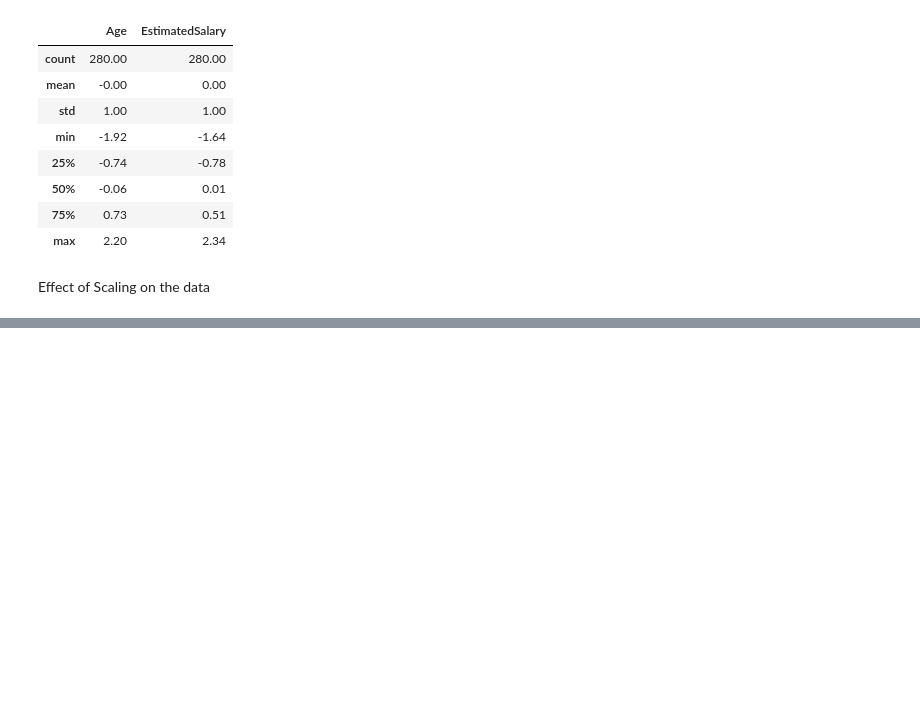
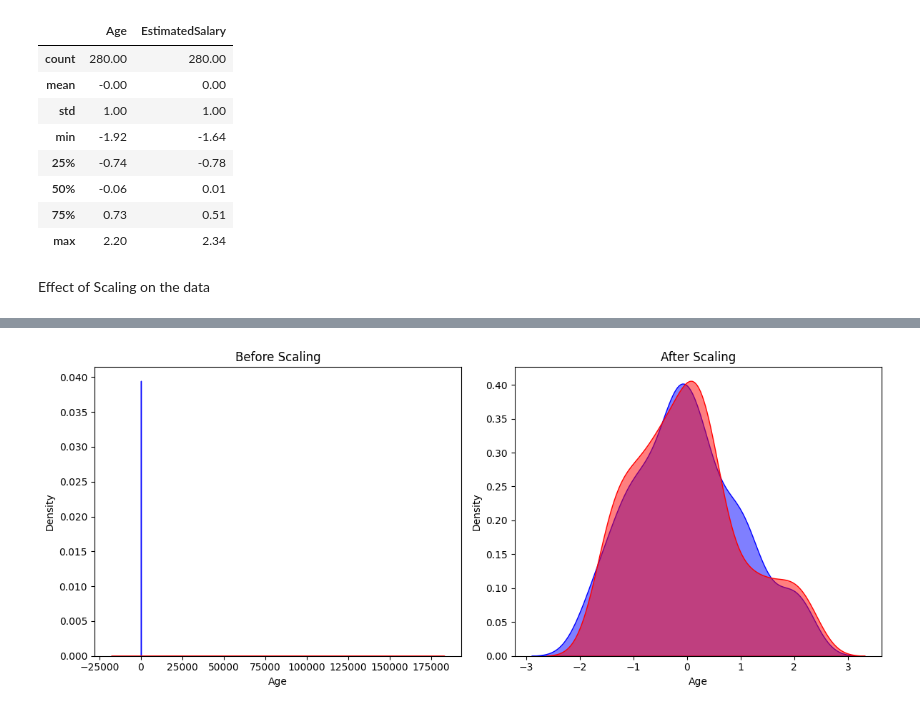
Before and after one commit to navinxqz/Inception-FSDS-classwork, a Jupyter notebook: classwork/Class47_Feature_Eng.ipynb, the cells around one changed output, grey strips where cells are left out. Cells and saved outputs as stored; diff of their text form; code cells hidden in the pictures; blank space fills up the shorter version.

```diff
--- a/classwork/Class47_Feature_Eng.ipynb
+++ b/classwork/Class47_Feature_Eng.ipynb
@@ -183,0 +195,15 @@ Effect of Scaling on the data
+# %%
+fig, (ax1, ax2) = plt.subplots(1, 2, figsize=(12, 5))
+
+# Before Scaling
+sns.kdeplot(X_train["Age"], ax=ax1, fill=True, color="blue", alpha=0.5)
+sns.kdeplot(X_train["EstimatedSalary"], ax=ax1, fill=True, color="red", alpha=0.5)
+ax1.set_title("Before Scaling")
+# After Scaling
+sns.kdeplot(X_train_scaled["Age"], ax=ax2, fill=True, color="blue", alpha=0.5)
+sns.kdeplot(X_train_scaled["EstimatedSalary"], ax=ax2, fill=True, color="red", alpha=0.5)
+ax2.set_title("After Scaling")
+plt.tight_layout()
+plt.show()
+# %% [output]
+[figure, added]
```
Also changed, not shown: parts of 18 cells of this notebook.
